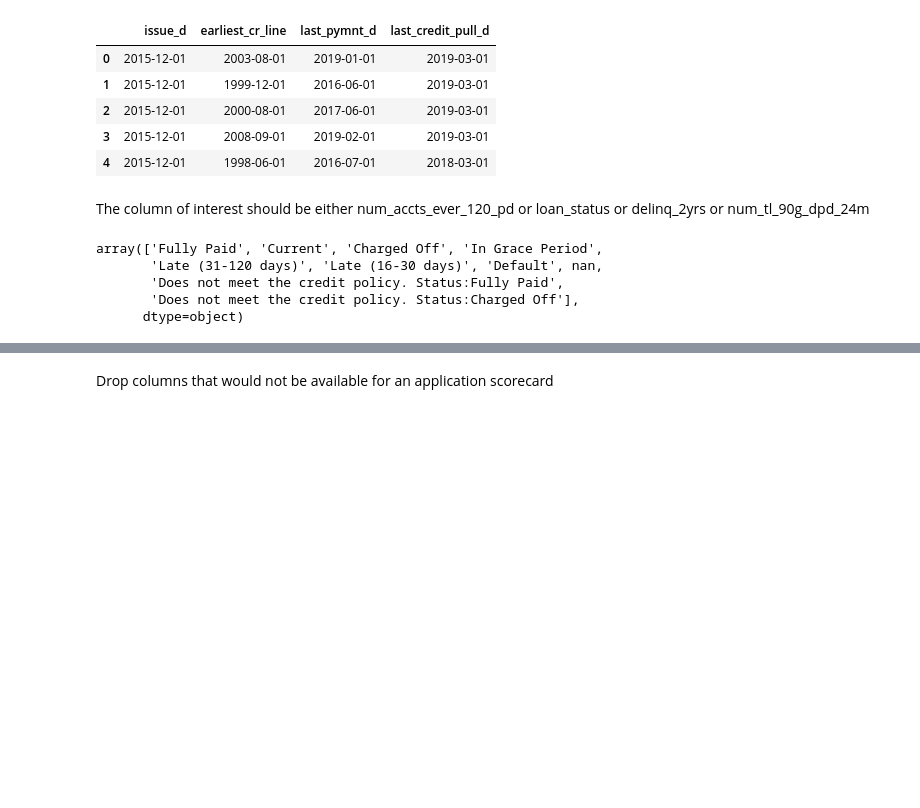
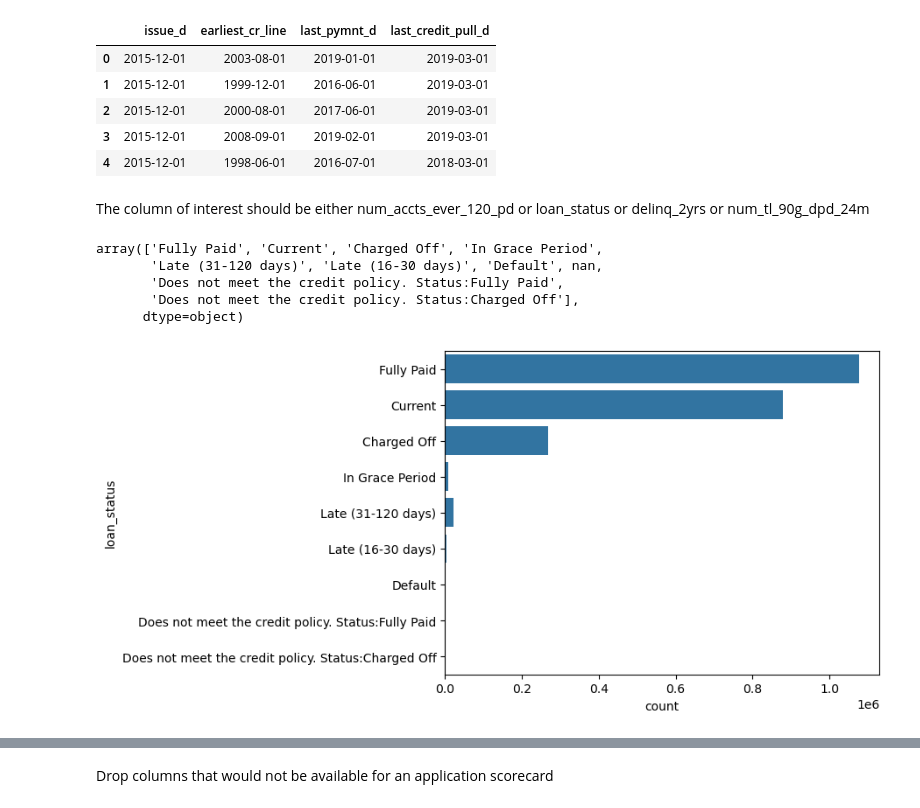
Before and after one commit to ivankching/storytelling, a Jupyter notebook: Lending Club - credit scoring/eda_accepted.ipynb, the cells around one changed output, grey strips where cells are left out. Saved outputs shown, nothing was run; the diff lists cells and outputs as text; code cells hidden in the pictures; blank space fills up the shorter version.

```diff
--- a/Lending Club - credit scoring/eda_accepted.ipynb
+++ b/Lending Club - credit scoring/eda_accepted.ipynb
@@ -116,3 +116,7 @@ array(['Fully Paid', 'Current', 'Charged Off', 'In Grace Period',
        'Does not meet the credit policy. Status:Fully Paid',
        'Does not meet the credit policy. Status:Charged Off'],
       dtype=object)
+# %%
+_ = sns.countplot(y="loan_status", data=accepted)
+# %% [output]
+[figure, added]
```
Also changed, not shown: parts of 79 cells of this notebook.
